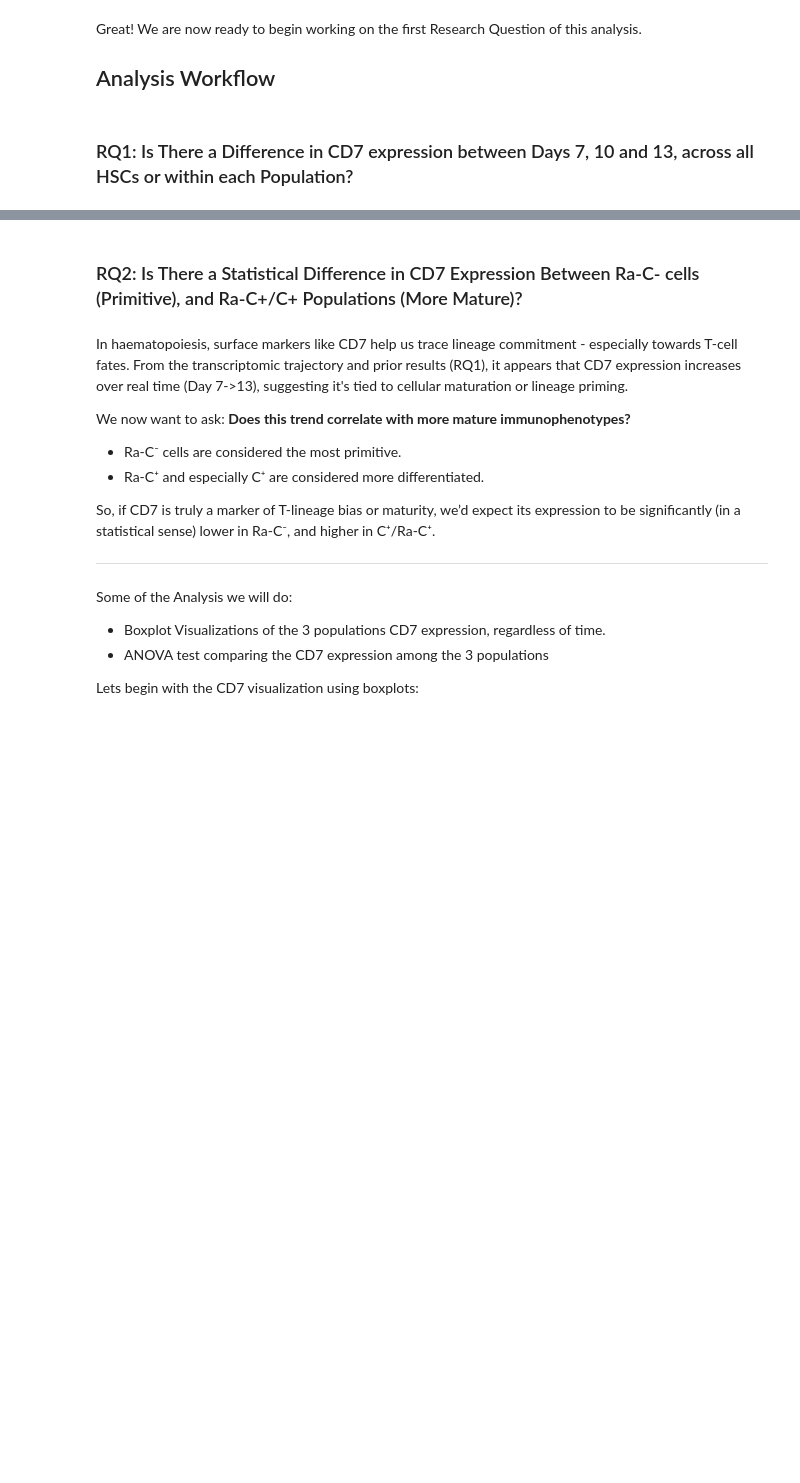
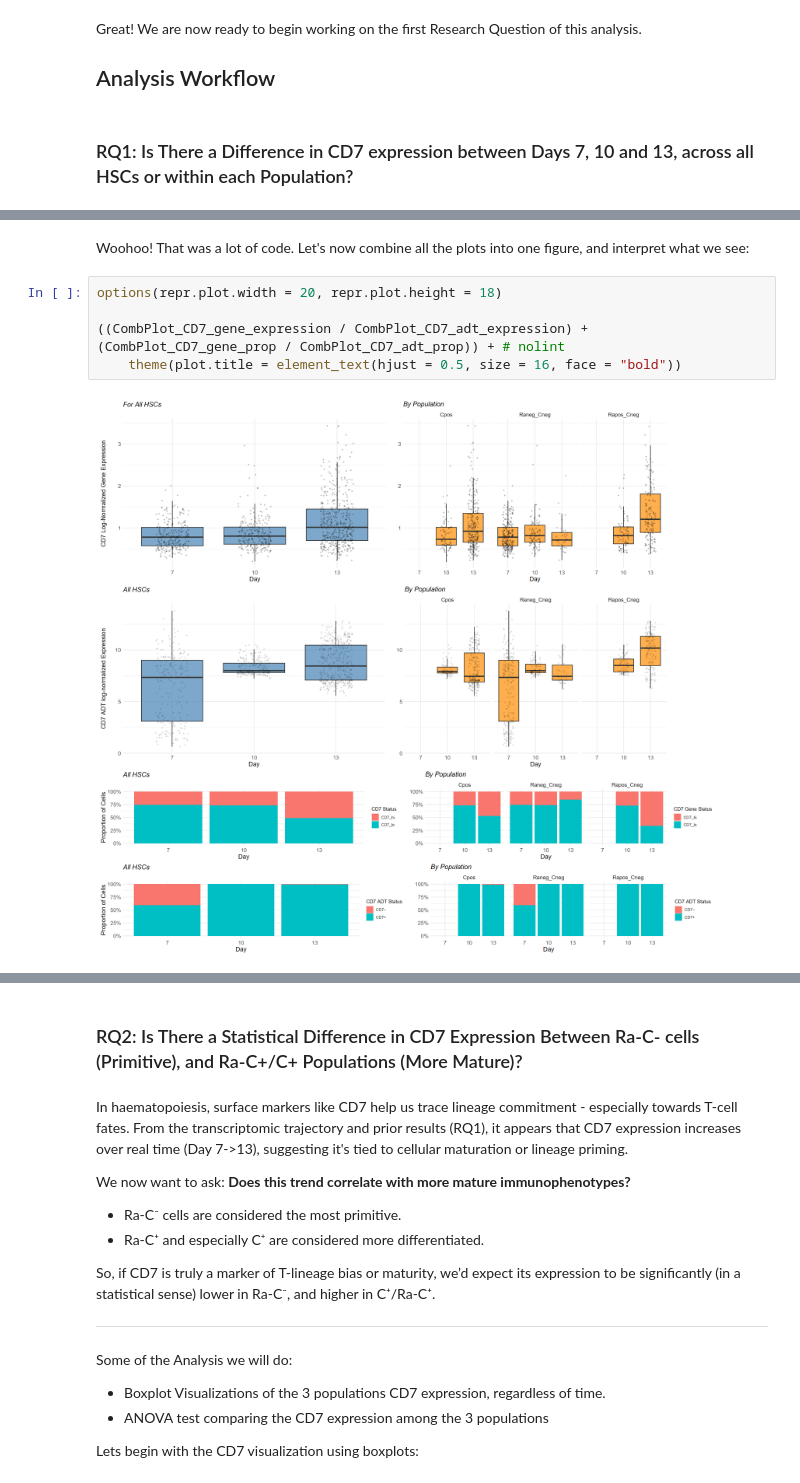
Before and after one commit to piyush-1903/ZandstraEaves_DirectedStudies, a Jupyter notebook: Aim1/d7-d13_RNASeq/Aim2_Analysis.ipynb, the cells around one changed output, grey strips where cells are left out. Drawn from its saved outputs; the diff is of its cells as text; blank space fills up the shorter version.

```diff
--- a/Aim1/d7-d13_RNASeq/Aim2_Analysis.ipynb
+++ b/Aim1/d7-d13_RNASeq/Aim2_Analysis.ipynb
@@ -235,3 +546,12 @@ ggplot(cd7_filtered_df, aes(x = Day, y = CD7_expr)) +
+# %% [markdown]
+Woohoo! That was a lot of code. Let's now combine all the plots into one figure, and interpret what we see:
+# %%
+options(repr.plot.width = 20, repr.plot.height = 18)
+
+((CombPlot_CD7_gene_expression / CombPlot_CD7_adt_expression) + (CombPlot_CD7_gene_prop / CombPlot_CD7_adt_prop)) + # nolint
+    theme(plot.title = element_text(hjust = 0.5, size = 16, face = "bold"))
+# %% [output]
+[figure, added]
 # %% [markdown]
 Here's my interpretations of what I am seeing:
 
```
Also changed, not shown: parts of 46 cells of this notebook.
